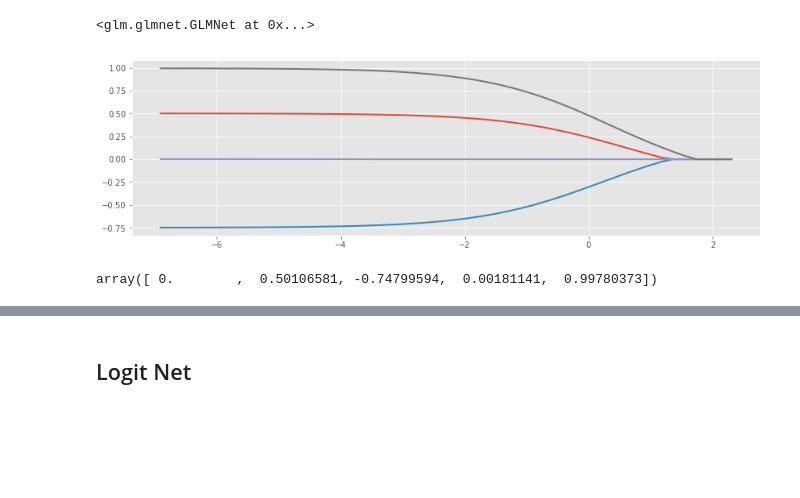
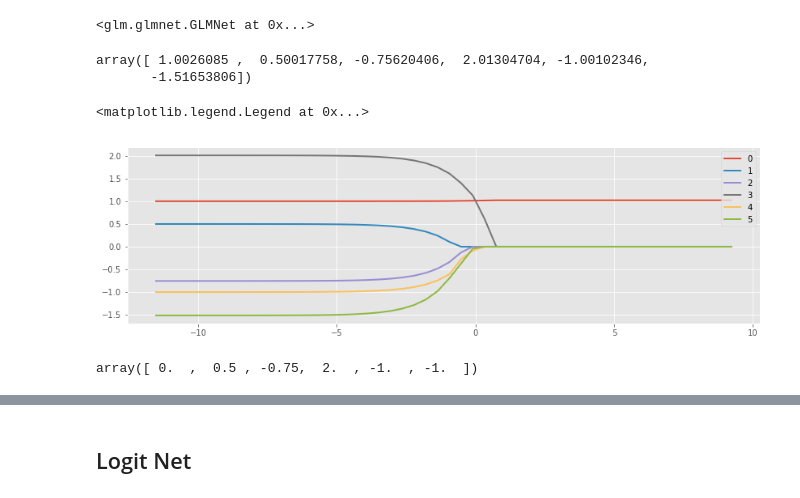
Before and after one commit to madrury/py-glm, a Jupyter notebook: examples/glmnet-examples.ipynb, the cells around one changed output, grey strips where cells are left out. Cells and saved outputs as stored; diff of their text form; code cells hidden in the pictures; blank space fills up the shorter version.

```diff
--- a/examples/glmnet-examples.ipynb
+++ b/examples/glmnet-examples.ipynb
@@ -97,6 +51,0 @@ path = np.row_stack(enet._coef_path)
-# %%
-fig, ax = plt.subplots(figsize=(14, 4))
-
-t = np.arange(path.shape[0])
-for idx in range(1, path.shape[1]):
-    ax.plot(t, path[:, idx])
@@ -105,47 +52,50 @@ for idx in range(1, path.shape[1]):
 # %% [markdown]
 ## GlmNet
 # %%
-X = np.empty(shape=(100000, 5))
+X = np.empty(shape=(100000, 7))
 X[:, 0] = 1.0
 X[:, 1] = np.random.normal(size=100000)
 X[:, 2] = np.random.normal(size=100000)
-X[:, 3] = 0.25*X[:, 1] + np.sqrt(1 - 0.25**2)*np.random.normal(size=100000)
-X[:, 4] = 0.25*X[:, 1] + np.sqrt(1 - 0.25**2)*np.random.normal(size=100000)
-#X[:, 3] = np.random.normal(size=100000)
-#X[:, 4] = np.random.normal(size=100000)
+X[:, 3] = np.random.normal(size=100000)
+X[:, 4] = np.random.normal(size=100000)
+X[:, 5] = np.random.normal(size=100000)
 
-#y = 1 + 0.05*X[:, 1] + np.random.normal(scale=0.2, size=100000)
-y = 1 + 0.5*X[:, 1] - 0.75*X[:, 2] + X[:, 4] + np.random.normal(scale=0.2, size=100000)
+y = 1 + 0.5*X[:, 1] - 0.75*X[:, 2] + 2*X[:, 3] - 1.0*X[:, 4] + 1.0*X[:, 5] + np.random.normal(scale=0.2, size=100000)
 
 s = StandardScaler()
 X = s.fit_transform(X)
 X[:, 0] = 1.0
-
-sample_weights = np.random.uniform(size=100000)
 # %%
-lambdas = np.logspace(np.log10(0.001), np.log10(10), num=50)
+lambdas = np.logspace(np.log10(0.00001), np.log10(10000), num=50)
 lambdas = lambdas[::-1]
 # %%
-gnet = GLMNet(family=Gaussian(), alpha=0.2, lambdas=lambdas, max_iter=10)
+gnet = GLMNet(family=Gaussian(), alpha=1.0, lambdas=lambdas, max_iter=50)
 gnet.fit(X, y)
 # %% [output]
 <glm.glmnet.GLMNet at 0x...>
+# %%
+gnet._enets[-1][-1].coef_
+# %% [output]
+array([ 1.0026085 ,  0.50017758, -0.75620406,  2.01304704, -1.00102346,
+       -1.51653806])
 # %%
 coef_paths = np.row_stack([[g.coef_ for g in enets][-1] for enets in gnet._enets])
 
 fig, ax = plt.subplots(figsize=(14, 4))
 
 t = np.log(lambdas)
-for idx in range(1, coef_paths.shape[1]):
-     ax.plot(t, coef_paths[:, idx])
+for idx in range(0, coef_paths.shape[1]):
+     ax.plot(t, coef_paths[:, idx], label=str(idx))
+ax.legend()
 # %% [output]
+<matplotlib.legend.Legend at 0x...>
-[figure, old version]
+[figure, new version]
 # %%
 lr = LinearRegression()
 lr.fit(X, y)
 lr.coef_
 # %% [output]
-array([ 0.        ,  0.50106581, -0.74799594,  0.00181141,  0.99780373])
+array([ 0.  ,  0.5 , -0.75,  2.  , -1.  , -1.  ])
 # %%
 granular_paths = [np.row_stack([g.coef_ for g in enet_list]) for enet_list in gnet._enets]
 quad_approx_boundaries = np.cumsum([0] + [path.shape[0] for path in granular_paths])
```
Also changed, not shown: parts of 20 cells of this notebook, 1 other file.
